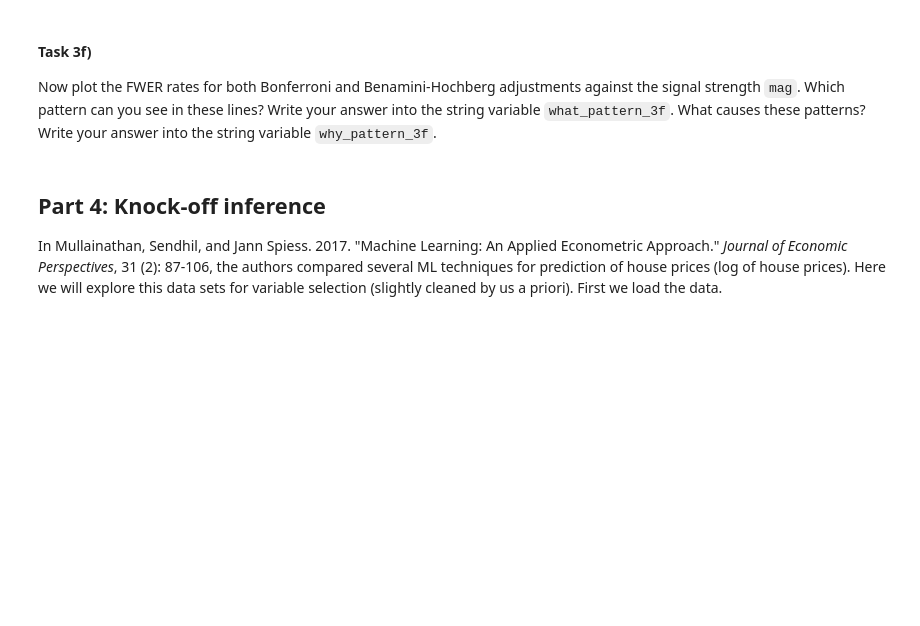
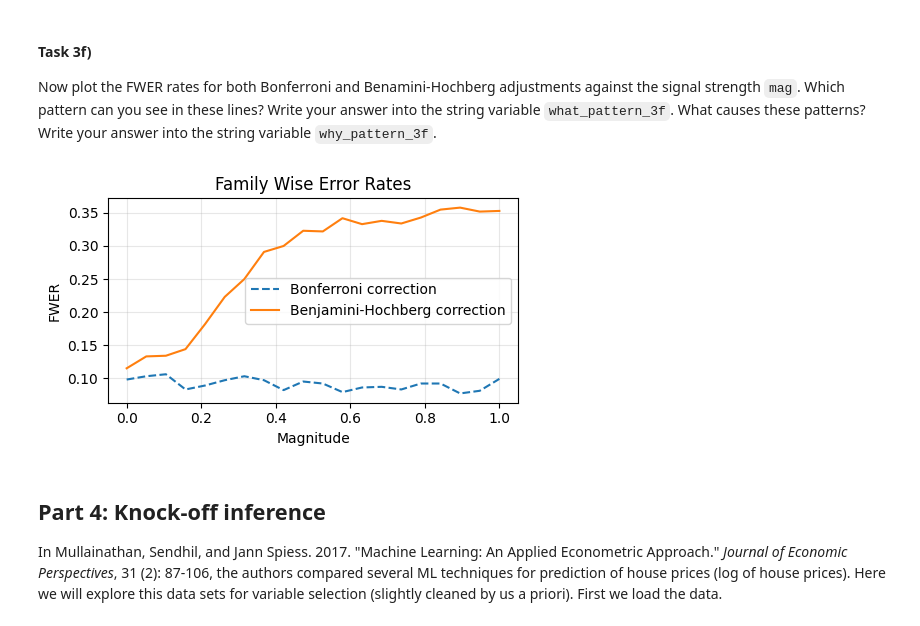
Before and after one commit to sarakopelman/STAN51, a Jupyter notebook: A7/A7_group23.ipynb, the cells around one changed output. Cells and saved outputs as stored; diff of their text form; code cells hidden in the pictures; blank space fills up the shorter version.

```diff
--- a/A7/A7_group23.ipynb
+++ b/A7/A7_group23.ipynb
@@ -303,10 +409,41 @@ Which pattern can you see in these lines? Write your answer into the string vari
 What causes these patterns? Write your answer into the string variable `why_pattern_3f`.
 # %%
 # CODE_CHUNK code_chunk_12
-??
+plt.figure(figsize=(5, 3))
 
-what_pattern_3f = "??"
-why_pattern_3f  = "??"
+# Bonferroni
+plt.plot(magnitudes, FWER_BF_3d,
+         label="Bonferroni correction",
+         color='tab:blue',
+         linestyle='--')
+
+# Hochberg (FDR)
+plt.plot(magnitudes, FWER_Hochberg_3d,
+         label="Benjamini-Hochberg correction",
+         color='tab:orange',
+         linestyle='-')
+
+plt.xlabel("Magnitude")
+plt.ylabel("FWER")
+plt.title("Family Wise Error Rates")
+
+plt.legend()
+plt.grid(True, alpha=0.3)
+
+plt.tight_layout()
+plt.show()
+
+
+what_pattern_3f = "We can see that the Benjamini-Hochberg corrections FWER increases with the magnitude quite fast between 0 and 0.4. " \
+"The FWER for Bonferroni correction is kept at a low rate, slightly below the target"
+
+why_pattern_3f  = "Bonferroni is conservative with the treshold uniformly set to alpha/m. This means that the FWER should be more or less constant." \
+"Bonferroni is conservative with the threshold uniformly set to α/m. This means that the FWER should be more or less constant. " \
+"However, Benjamini-Hochberg controls the false discovery rate rather than the family-wise error rate. As the signal strength increases, " \
+"more true effects are detected, meaning more hypotheses are rejected. To Control the FDR at the desired level, it tolerates additional false discoveries, " \
+"which means that the probability of at least one false rejection increases."
+# %% [output]
+[figure, added]
 # %% [markdown]
 ## Part 4: Knock-off inference
 
```
Also changed, not shown: parts of 12 cells of this notebook.
